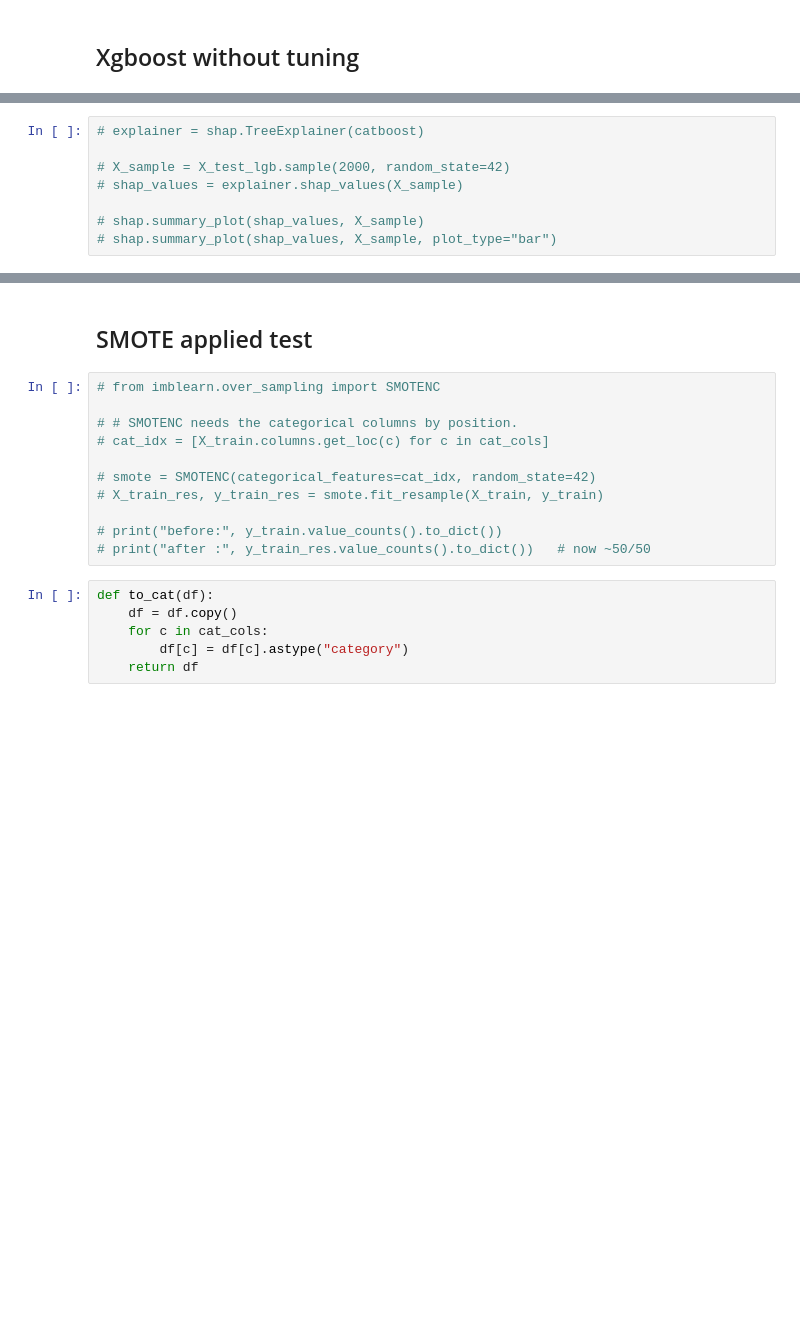
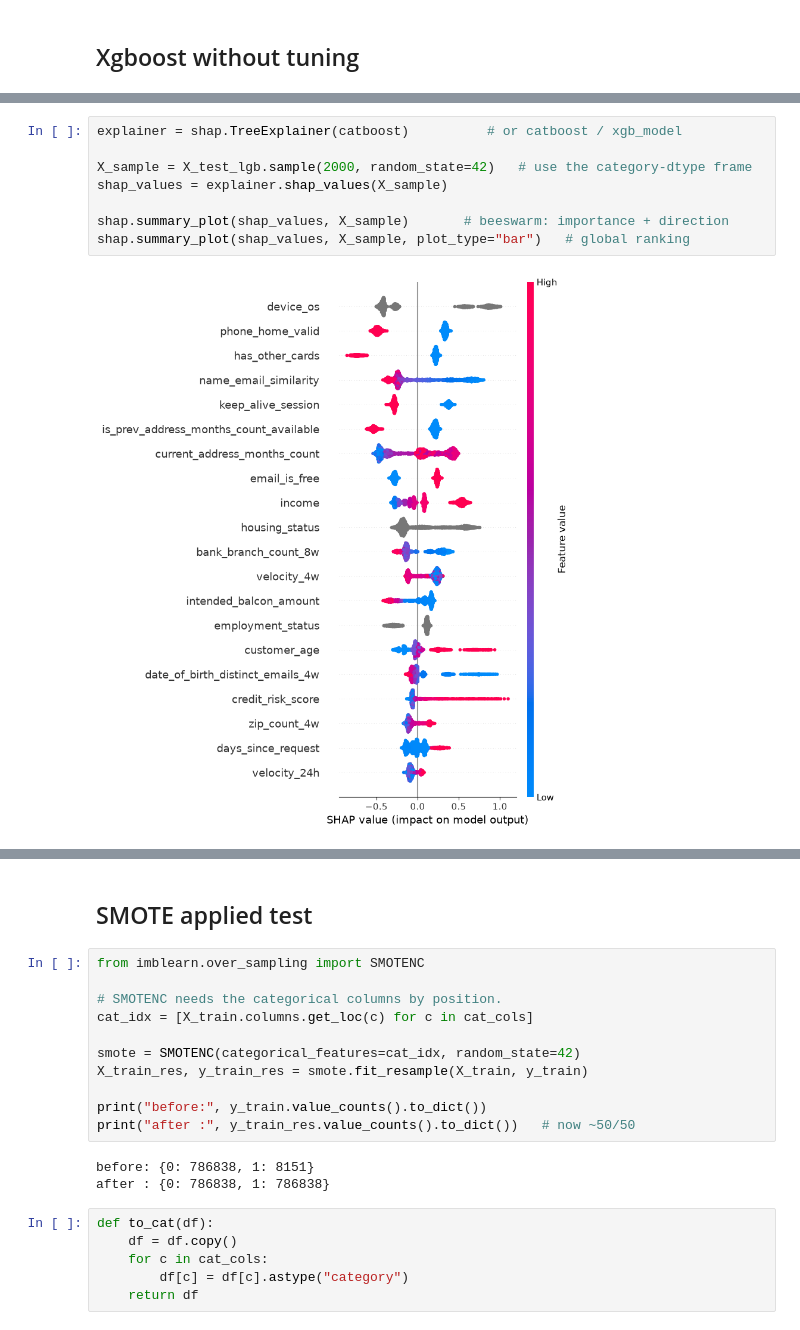
Before and after one commit to Aomsub101/Fraud-Detection, a Jupyter notebook: notebooks/02_models.ipynb, the cells around one changed output, grey strips where cells are left out. Drawn from its saved outputs; the diff is of its cells as text; blank space fills up the shorter version.

```diff
--- a/notebooks/02_models.ipynb
+++ b/notebooks/02_models.ipynb
@@ -263,8 +284,10 @@ test  pr_auc: 0.1852140310912436
 # %%
-# explainer = shap.TreeExplainer(catboost)
+explainer = shap.TreeExplainer(catboost)          # or catboost / xgb_model
 
-# X_sample = X_test_lgb.sample(2000, random_state=42)
-# shap_values = explainer.shap_values(X_sample)
+X_sample = X_test_lgb.sample(2000, random_state=42)   # use the category-dtype frame
+shap_values = explainer.shap_values(X_sample)
 
-# shap.summary_plot(shap_values, X_sample)
-# shap.summary_plot(shap_values, X_sample, plot_type="bar")
+shap.summary_plot(shap_values, X_sample)       # beeswarm: importance + direction
+shap.summary_plot(shap_values, X_sample, plot_type="bar")   # global ranking
+# %% [output]
+[figure, added]
@@ -271,16 +295,19 @@ test  pr_auc: 0.1852140310912436
 # %% [markdown]
 ## SMOTE applied test
 # %%
-# from imblearn.over_sampling import SMOTENC
+from imblearn.over_sampling import SMOTENC
 
-# # SMOTENC needs the categorical columns by position.
-# cat_idx = [X_train.columns.get_loc(c) for c in cat_cols]
+# SMOTENC needs the categorical columns by position.
+cat_idx = [X_train.columns.get_loc(c) for c in cat_cols]
 
-# smote = SMOTENC(categorical_features=cat_idx, random_state=42)
-# X_train_res, y_train_res = smote.fit_resample(X_train, y_train)
+smote = SMOTENC(categorical_features=cat_idx, random_state=42)
+X_train_res, y_train_res = smote.fit_resample(X_train, y_train)
 
-# print("before:", y_train.value_counts().to_dict())
-# print("after :", y_train_res.value_counts().to_dict())   # now ~50/50
+print("before:", y_train.value_counts().to_dict())
+print("after :", y_train_res.value_counts().to_dict())   # now ~50/50
+# %% [output]
+before: {0: 786838, 1: 8151}
+after : {0: 786838, 1: 786838}
 # %%
 def to_cat(df):
     df = df.copy()
```
Also changed, not shown: parts of 42 cells of this notebook, 1 other file.
